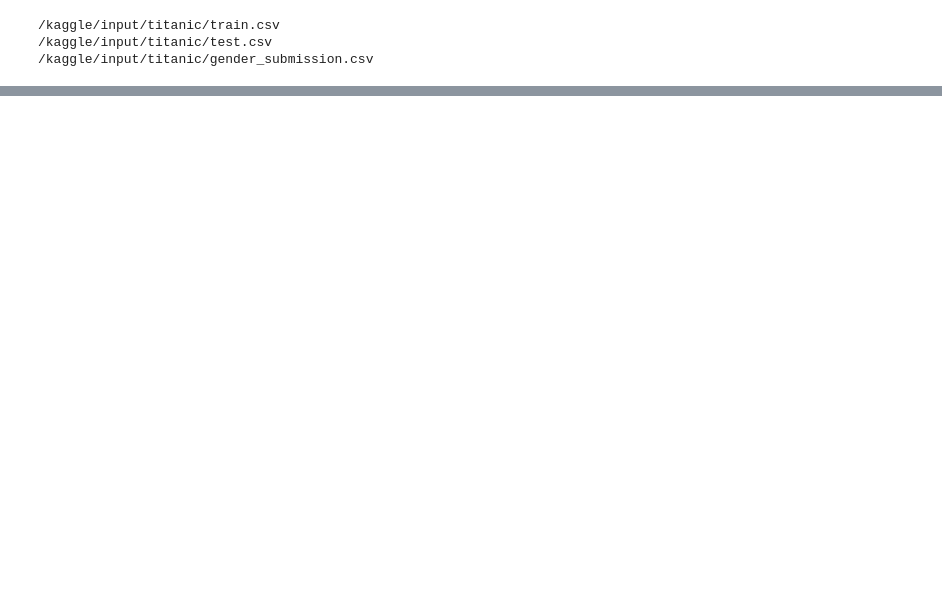
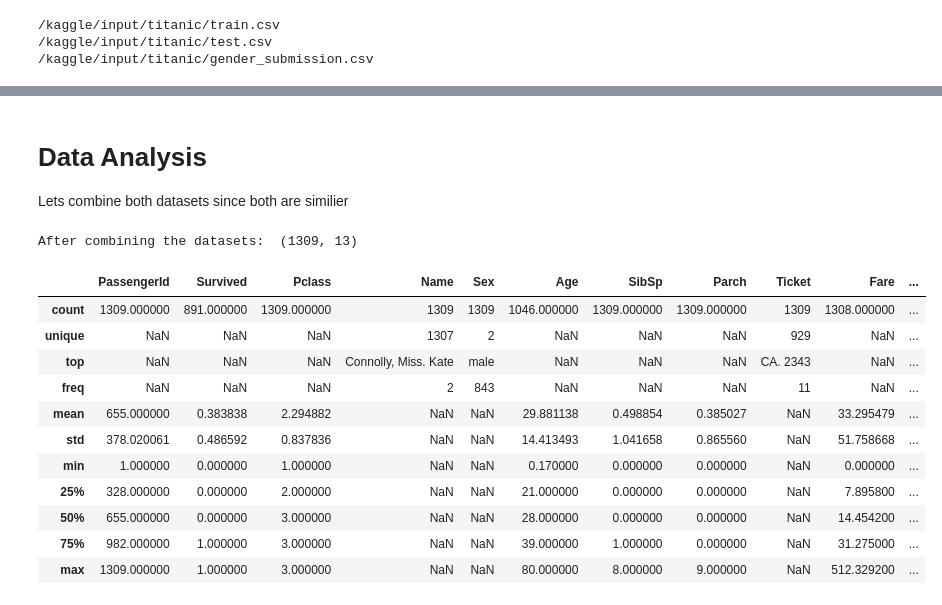
Before and after one commit to mebi-ali/Titanic_Survival_Predication, a Jupyter notebook: Titanic-Survival-Predication.ipynb, the cells around one changed output, grey strips where cells are left out. Cells and saved outputs as stored; diff of their text form; code cells hidden in the pictures; blank space fills up the shorter version.

```diff
--- a/Titanic-Survival-Predication.ipynb
+++ b/Titanic-Survival-Predication.ipynb
@@ -35,0 +141,11 @@ train.describe()
+# %% [markdown]
+# Data Analysis
+Lets combine both datasets since both are similier
+# %%
+# Combining Datasets
+train['source'] = 'train'
+test['source'] = 'test'
+data = pd.concat([train, test], ignore_index=True)
+print('After combining the datasets: ', data.shape)
+# %% [output]
+After combining the datasets:  (1309, 13)
@@ -35,0 +155,16 @@ train.describe()
+# %%
+# Data Summery
+data.describe(include=[object, np.number])
+# %% [output]
+|  | PassengerId | Survived | Pclass | Name | Sex | Age | SibSp | Parch | Ticket | Fare | ... |
+| count | 1309.000000 | 891.000000 | 1309.000000 | 1309 | 1309 | 1046.000000 | 1309.000000 | 1309.000000 | 1309 | 1308.000000 | ... |
+| unique | NaN | NaN | NaN | 1307 | 2 | NaN | NaN | NaN | 929 | NaN | ... |
+| top | NaN | NaN | NaN | Connolly, Miss. Kate | male | NaN | NaN | NaN | CA. 2343 | NaN | ... |
+| freq | NaN | NaN | NaN | 2 | 843 | NaN | NaN | NaN | 11 | NaN | ... |
+| mean | 655.000000 | 0.383838 | 2.294882 | NaN | NaN | 29.881138 | 0.498854 | 0.385027 | NaN | 33.295479 | ... |
+| std | 378.020061 | 0.486592 | 0.837836 | NaN | NaN | 14.413493 | 1.041658 | 0.865560 | NaN | 51.758668 | ... |
+| min | 1.000000 | 0.000000 | 1.000000 | NaN | NaN | 0.170000 | 0.000000 | 0.000000 | NaN | 0.000000 | ... |
+| 25% | 328.000000 | 0.000000 | 2.000000 | NaN | NaN | 21.000000 | 0.000000 | 0.000000 | NaN | 7.895800 | ... |
+| 50% | 655.000000 | 0.000000 | 3.000000 | NaN | NaN | 28.000000 | 0.000000 | 0.000000 | NaN | 14.454200 | ... |
+| 75% | 982.000000 | 1.000000 | 3.000000 | NaN | NaN | 39.000000 | 1.000000 | 0.000000 | NaN | 31.275000 | ... |
+| max | 1309.000000 | 1.000000 | 3.000000 | NaN | NaN | 80.000000 | 8.000000 | 9.000000 | NaN | 512.329200 | ... |
```
Also changed, not shown: parts of 17 cells of this notebook.
